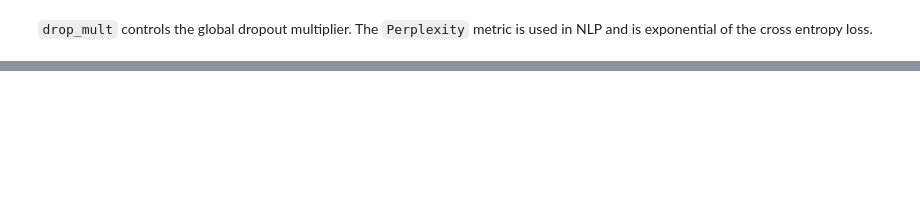
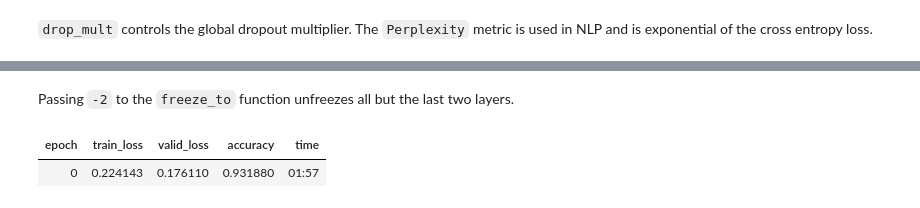
Before and after one commit to jacKlinc/movie_review_sentiment, a Jupyter notebook: notebooks/1_mdl_nlp_train_sentiment.ipynb, the cells around one changed output, grey strips where cells are left out. Saved outputs shown, nothing was run; the diff lists cells and outputs as text; code cells hidden in the pictures; blank space fills up the shorter version.

```diff
--- a/notebooks/1_mdl_nlp_train_sentiment.ipynb
+++ b/notebooks/1_mdl_nlp_train_sentiment.ipynb
@@ -153,0 +224,8 @@ learn.fit_one_cycle(1, 2e-2)
+# %% [markdown]
+Passing `-2` to the `freeze_to` function unfreezes all but the last two layers.
+# %%
+learn.freeze_to(-2)
+learn.fit_one_cycle(1, slice(1e-2/(2.6**4), 1e-2))
+# %% [output]
+| epoch | train_loss | valid_loss | accuracy | time |
+| 0 | 0.224143 | 0.176110 | 0.931880 | 01:57 |
```
Also changed, not shown: parts of 37 cells of this notebook.
